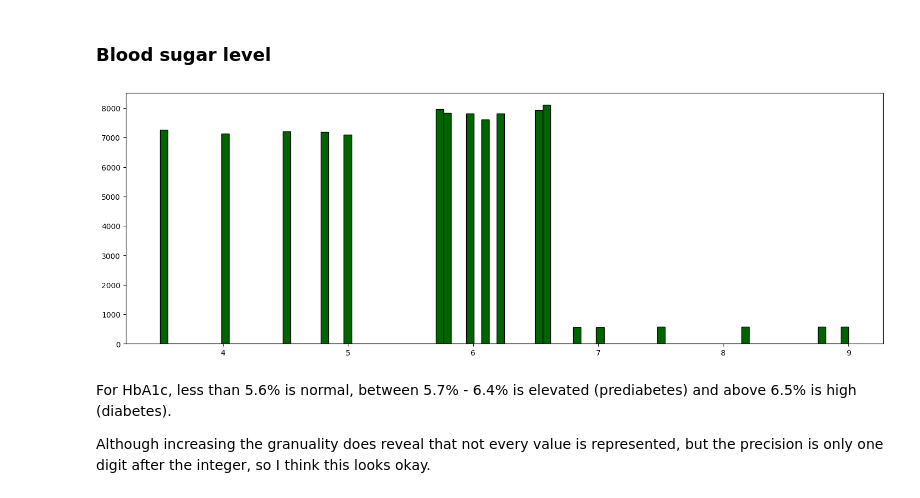
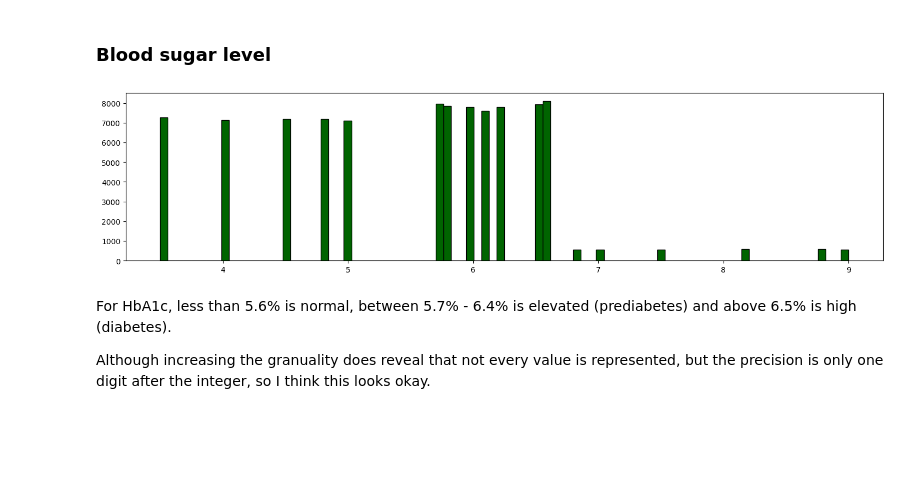
Before and after one commit to nemkin/matstat-diabetes, a Jupyter notebook: src/diabetes.ipynb, the cells around one changed output. Saved outputs shown, nothing was run; the diff lists cells and outputs as text; code cells hidden in the pictures; blank space fills up the shorter version.

```diff
--- a/src/diabetes.ipynb
+++ b/src/diabetes.ipynb
@@ -307,11 +304,11 @@ It seems like this is not a continuous spectrum. There is also a concentration o
 # %%
 values = df['HbA1c_level']
 counts, bins, _ = plt.hist(values, bins='auto', color='darkgreen', edgecolor='black')
 
-plt.gcf().set_size_inches(18, 6)
+plt.gcf().set_size_inches(18, 4)
 plt.show()
 # %% [output]
-[figure, old version]
+[figure, new version]
 # %% [markdown]
 For HbA1c, less than 5.6% is normal, between 5.7% - 6.4% is elevated (prediabetes) and above 6.5% is high (diabetes).
 
```
Also changed, not shown: parts of 7 cells of this notebook, 1 other file.
